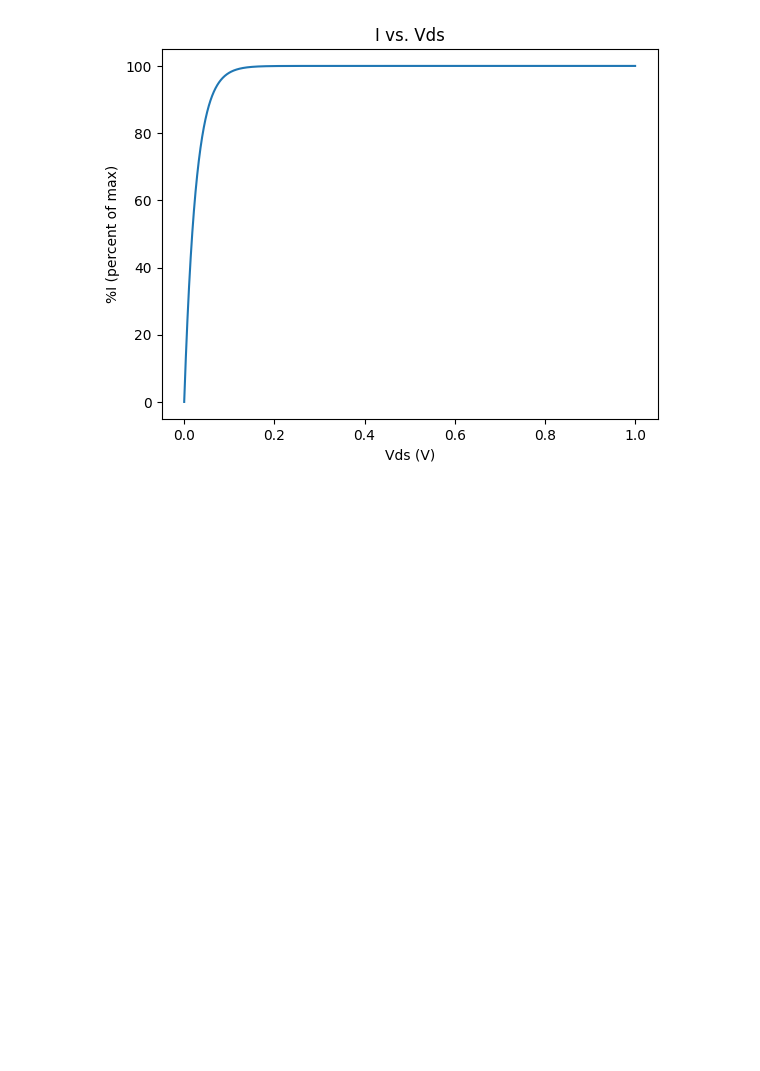
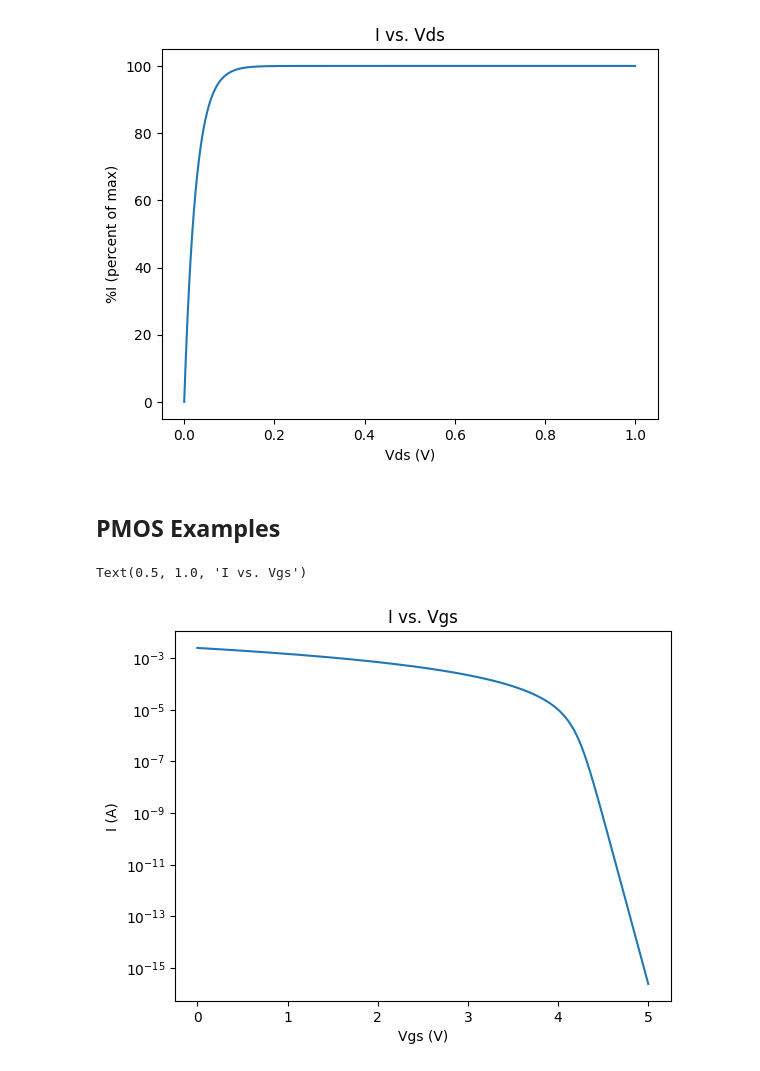
Before and after one commit to teykamp/mosfet, a Jupyter notebook: python/mosfet_model_graphs_examples.ipynb, the cells around one changed output. Cells and saved outputs as stored; diff of their text form; code cells hidden in the pictures; blank space fills up the shorter version.

Commit message:
implement pmos ekv model equations

```diff
--- a/python/mosfet_model_graphs_examples.ipynb
+++ b/python/mosfet_model_graphs_examples.ipynb
@@ -10,10 +13,11 @@ units.default_format = "~P.2f"
 # %%
+UT = 25.6 * units.mV
+
 def ekv_model_nmos(Vg, Vd, Vs, Vb = 0 * units.V):
     Vgb = Vg - Vb
     Vsb = Vs - Vb
     Vdb = Vd - Vb
 
-    UT = 25.6 * units.mV
     VT0 = 0.6480 * units.V
     Kappa = 0.7051
     Is = 1.640e-6 * units.A
@@ -21,3 +25,16 @@ def ekv_model_nmos(Vg, Vd, Vs, Vb = 0 * units.V):
     IR = Is * (np.log(1 + np.exp((Kappa * (Vgb - VT0) - Vdb) / (2 * UT)))) ** 2
     I = IF - IR
     return I
+
+def ekv_model_pmos(Vg, Vd, Vs, Vb = 5 * units.V):
+    Vbg = Vb - Vg
+    Vbs = Vb - Vs
+    Vbd = Vb - Vd
+
+    VT0 = 0.7283 * units.V
+    Kappa = 0.7609
+    Is = 6.108e-7 * units.A
+    IF = Is * (np.log(1 + np.exp((Kappa * (Vbg - VT0) - Vbs) / (2 * UT)))) ** 2
+    IR = Is * (np.log(1 + np.exp((Kappa * (Vbg - VT0) - Vbd) / (2 * UT)))) ** 2
+    I = IF - IR
+    return I
@@ -53,3 +72,20 @@ plt.title("I vs. Vds")
 # %% [output]
 Text(0.5, 1.0, 'I vs. Vds')
 [figure]
+# %% [markdown]
+## PMOS Examples
+# %%
+Vb = 5 * units.V
+Vg = np.linspace(0 * units.V, 5 * units.V, int(10e3))
+Vs = 5 * units.V
+Vd = 0 * units.V
+
+I = ekv_model_pmos(Vg, Vd, Vs, Vb)
+
+plt.semilogy(Vg, I)
+plt.xlabel("Vgs (V)")
+plt.ylabel("I (A)")
+plt.title("I vs. Vgs")
+# %% [output]
+Text(0.5, 1.0, 'I vs. Vgs')
+[figure, added]
```
Also changed, not shown: parts of 4 cells of this notebook.
